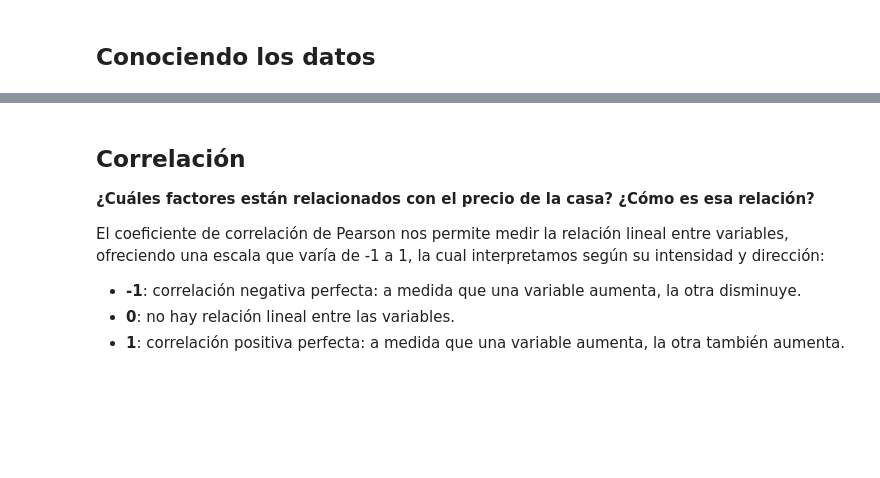
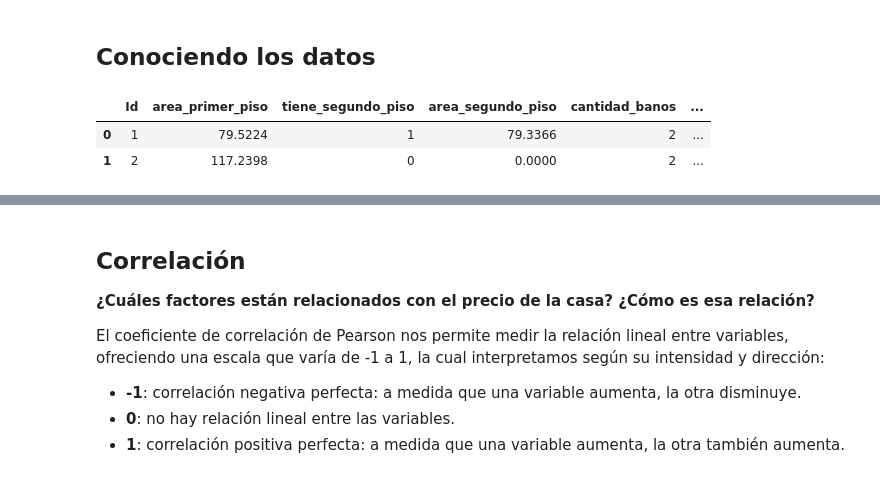
Before and after one commit to smringdesigns/Estadistica_Relaciones_con_Regresion_Lineal, a Jupyter notebook: precios_de_inmuebles_regresion_lineal.ipynb, the cells around one changed output, grey strips where cells are left out. Cells and saved outputs as stored; diff of their text form; code cells hidden in the pictures; blank space fills up the shorter version.

```diff
--- a/precios_de_inmuebles_regresion_lineal.ipynb
+++ b/precios_de_inmuebles_regresion_lineal.ipynb
@@ -22,2 +20,12 @@ Base de datos simplificada e inspirada en [House Prices](https://www.kaggle.com/
+# %%
+#Leyendo los datos
+import pandas as pd
+
+datos = pd.read_csv('/content/precios_casas.csv')
+datos.head(2)
+# %% [output]
+|  | Id | area_primer_piso | tiene_segundo_piso | area_segundo_piso | cantidad_banos | ... |
+| 0 | 1 | 79.5224 | 1 | 79.3366 | 2 | ... |
+| 1 | 2 | 117.2398 | 0 | 0.0000 | 2 | ... |
 # %%
 #Cuáles factores fueron colectados
```
Also changed, not shown: parts of 11 cells of this notebook.
